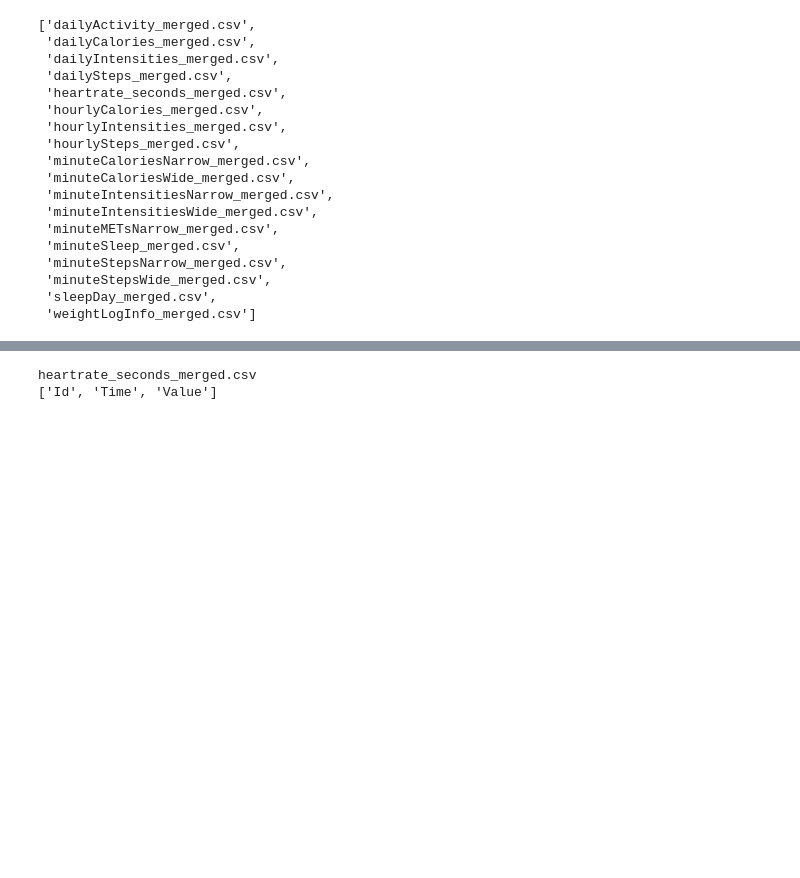
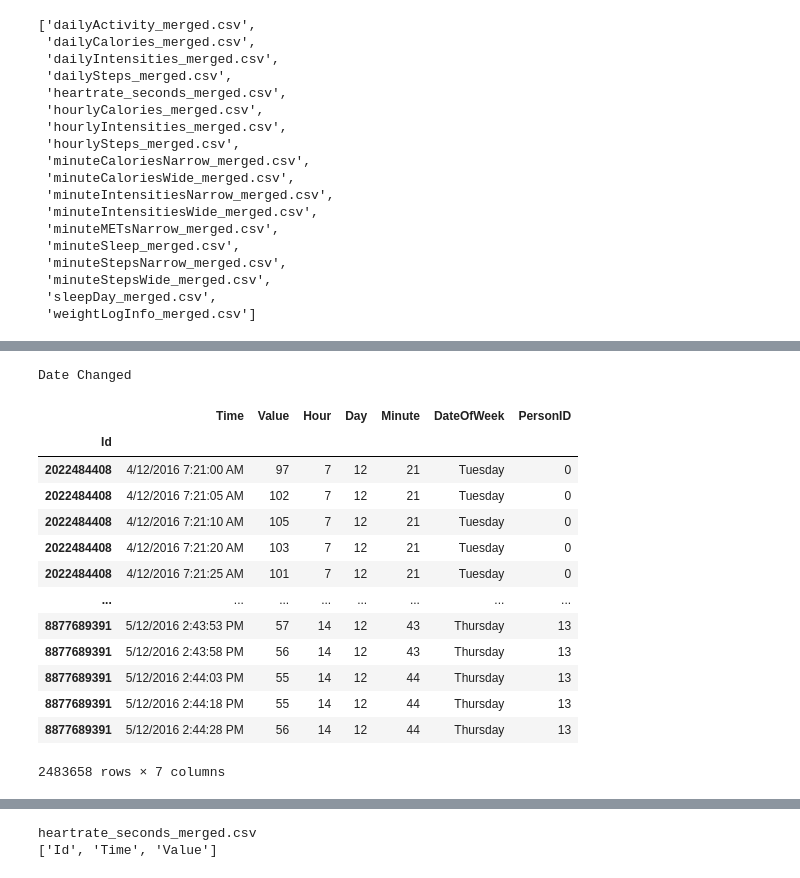
Before and after one commit to idangrady/DataAnalysisCourse, a Jupyter notebook: Idan/DataPre.ipynb, the cells around one changed output, grey strips where cells are left out. Cells and saved outputs as stored; diff of their text form; code cells hidden in the pictures; blank space fills up the shorter version.

```diff
--- a/Idan/DataPre.ipynb
+++ b/Idan/DataPre.ipynb
@@ -155,0 +266,25 @@ dailyIntensities_merged.csv
+# %%
+HeartRateFiltered = divideInsertTime(heart_rate, "Time")
+# %% [output]
+Date Changed
+# %%
+Heart_By_Idx = HeartRateFiltered.set_index("Id")
+Id_To_Idx = {id :num for num,id in enumerate(Heart_By_Idx.index.unique())}
+Heart_By_Idx['PersonID'] = Heart_By_Idx.index.map(Id_To_Idx)
+
+Heart_By_Idx
+# %% [output]
+|  | Time | Value | Hour | Day | Minute | DateOfWeek | PersonID |
+| Id |  |  |  |  |  |  |  |
+| 2022484408 | 4/12/2016 7:21:00 AM | 97 | 7 | 12 | 21 | Tuesday | 0 |
+| 2022484408 | 4/12/2016 7:21:05 AM | 102 | 7 | 12 | 21 | Tuesday | 0 |
+| 2022484408 | 4/12/2016 7:21:10 AM | 105 | 7 | 12 | 21 | Tuesday | 0 |
+| 2022484408 | 4/12/2016 7:21:20 AM | 103 | 7 | 12 | 21 | Tuesday | 0 |
+| 2022484408 | 4/12/2016 7:21:25 AM | 101 | 7 | 12 | 21 | Tuesday | 0 |
+| ... | ... | ... | ... | ... | ... | ... | ... |
+| 8877689391 | 5/12/2016 2:43:53 PM | 57 | 14 | 12 | 43 | Thursday | 13 |
+| 8877689391 | 5/12/2016 2:43:58 PM | 56 | 14 | 12 | 43 | Thursday | 13 |
+| 8877689391 | 5/12/2016 2:44:03 PM | 55 | 14 | 12 | 44 | Thursday | 13 |
+| 8877689391 | 5/12/2016 2:44:18 PM | 55 | 14 | 12 | 44 | Thursday | 13 |
+| 8877689391 | 5/12/2016 2:44:28 PM | 56 | 14 | 12 | 44 | Thursday | 13 |
+2483658 rows × 7 columns
```
Also changed, not shown: parts of 19 cells of this notebook.
